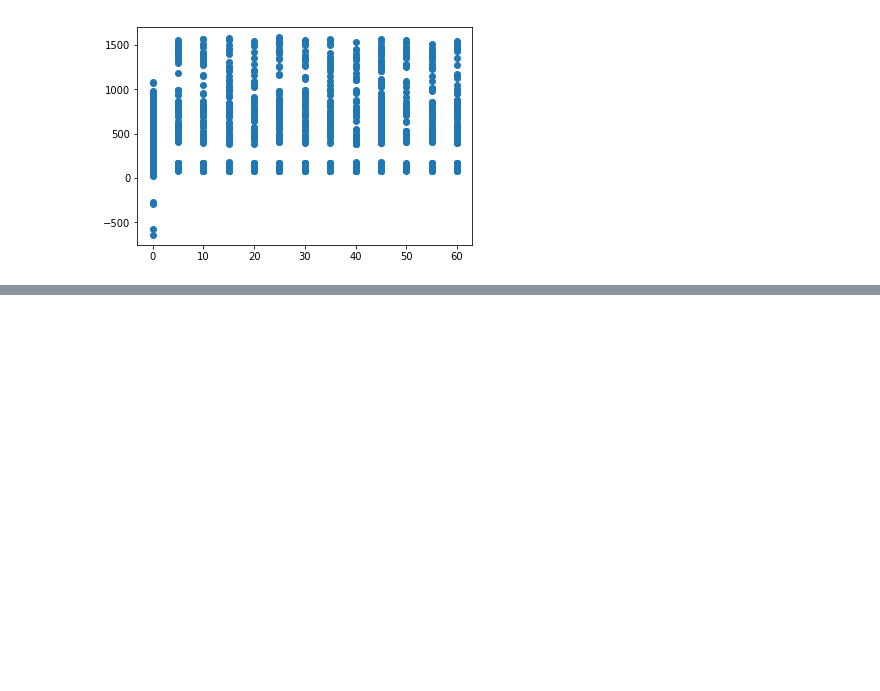
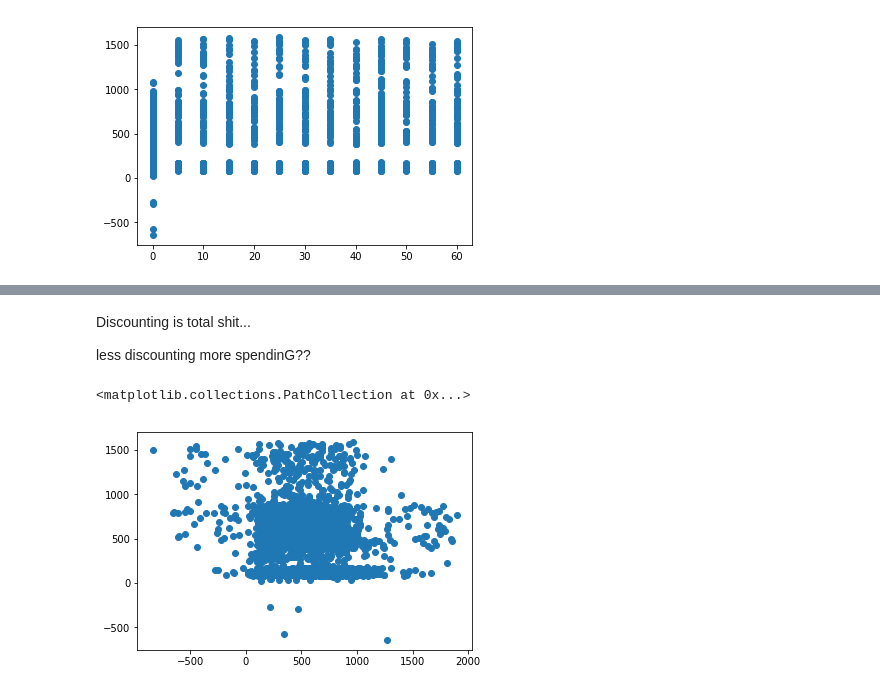
Before and after one commit to michlee1337/DataScience, a Jupyter notebook: disc_effect/discountEffect.ipynb, the cells around one changed output, grey strips where cells are left out. Cells and saved outputs as stored; diff of their text form; code cells hidden in the pictures; blank space fills up the shorter version.

```diff
--- a/disc_effect/discountEffect.ipynb
+++ b/disc_effect/discountEffect.ipynb
@@ -93,0 +117,9 @@ Ttest_indResult(statistic=-5.2374290740710965, pvalue=1.6976431562233368e-07)
+# %% [markdown]
+Discounting is total shit...
+
+less discounting more spendinG??
+# %%
+plt.scatter(df['JanuarySpend'],df['DecSpend'])
+# %% [output]
+<matplotlib.collections.PathCollection at 0x...>
+[figure, added]
```
Also changed, not shown: parts of 28 cells of this notebook.
